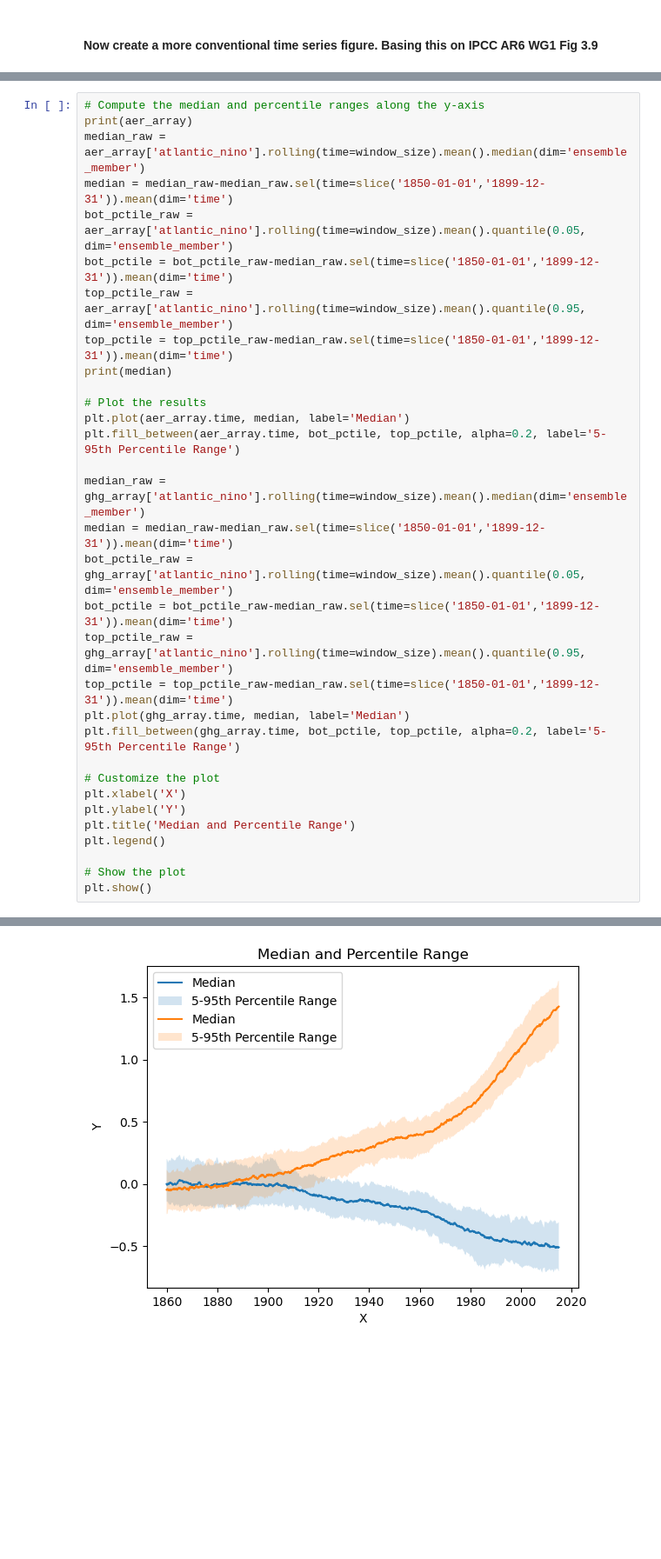
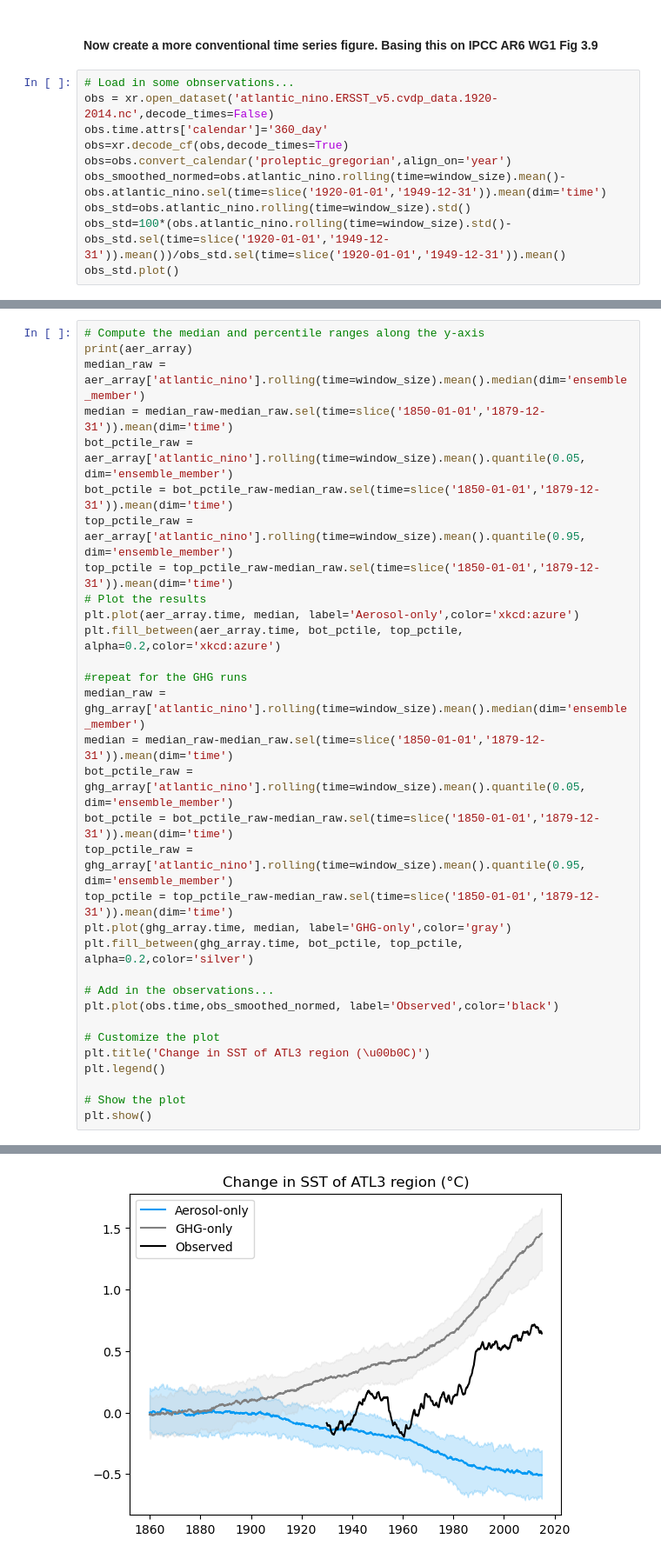
Before and after one commit to pmip4/TropicalAtlanticVariability, a Jupyter notebook: attribution/AZM-attribution.ipynb, the cells around one changed output, grey strips where cells are left out. Shown at 87% size. Saved outputs shown, nothing was run; the diff lists cells and outputs as text; blank space fills up the shorter version.

```diff
--- a/attribution/AZM-attribution.ipynb
+++ b/attribution/AZM-attribution.ipynb
@@ -106,3 +106,13 @@ Text(0.5, 1.0, 'GHG-driven change in ATL3 std dev. (since 1850-99, oC^2)')
 [figure]
 # %% [markdown]
 #### Now create a more conventional time series figure. Basing this on IPCC AR6 WG1 Fig 3.9
+# %%
+# Load in some obnservations...
+obs = xr.open_dataset('atlantic_nino.ERSST_v5.cvdp_data.1920-2014.nc',decode_times=False)
+obs.time.attrs['calendar']='360_day'
+obs=xr.decode_cf(obs,decode_times=True)
+obs=obs.convert_calendar('proleptic_gregorian',align_on='year')
+obs_smoothed_normed=obs.atlantic_nino.rolling(time=window_size).mean()-obs.atlantic_nino.sel(time=slice('1920-01-01','1949-12-31')).mean(dim='time')
+obs_std=obs.atlantic_nino.rolling(time=window_size).std()
+obs_std=100*(obs.atlantic_nino.rolling(time=window_size).std()-obs_std.sel(time=slice('1920-01-01','1949-12-31')).mean())/obs_std.sel(time=slice('1920-01-01','1949-12-31')).mean()
+obs_std.plot()
@@ -110,30 +123,30 @@ Text(0.5, 1.0, 'GHG-driven change in ATL3 std dev. (since 1850-99, oC^2)')
 # Compute the median and percentile ranges along the y-axis
 print(aer_array)
 median_raw = aer_array['atlantic_nino'].rolling(time=window_size).mean().median(dim='ensemble_member')
-median = median_raw-median_raw.sel(time=slice('1850-01-01','1899-12-31')).mean(dim='time')
+median = median_raw-median_raw.sel(time=slice('1850-01-01','1879-12-31')).mean(dim='time')
 bot_pctile_raw = aer_array['atlantic_nino'].rolling(time=window_size).mean().quantile(0.05, dim='ensemble_member')
-bot_pctile = bot_pctile_raw-median_raw.sel(time=slice('1850-01-01','1899-12-31')).mean(dim='time')
+bot_pctile = bot_pctile_raw-median_raw.sel(time=slice('1850-01-01','1879-12-31')).mean(dim='time')
 top_pctile_raw = aer_array['atlantic_nino'].rolling(time=window_size).mean().quantile(0.95, dim='ensemble_member')
-top_pctile = top_pctile_raw-median_raw.sel(time=slice('1850-01-01','1899-12-31')).mean(dim='time')
-print(median)
+top_pctile = top_pctile_raw-median_raw.sel(time=slice('1850-01-01','1879-12-31')).mean(dim='time')
+# Plot the results
+plt.plot(aer_array.time, median, label='Aerosol-only',color='xkcd:azure')
+plt.fill_between(aer_array.time, bot_pctile, top_pctile, alpha=0.2,color='xkcd:azure')
 
-# Plot the results
-plt.plot(aer_array.time, median, label='Median')
-plt.fill_between(aer_array.time, bot_pctile, top_pctile, alpha=0.2, label='5-95th Percentile Range')
+#repeat for the GHG runs
+median_raw = ghg_array['atlantic_nino'].rolling(time=window_size).mean().median(dim='ensemble_member')
+median = median_raw-median_raw.sel(time=slice('1850-01-01','1879-12-31')).mean(dim='time')
+bot_pctile_raw = ghg_array['atlantic_nino'].rolling(time=window_size).mean().quantile(0.05, dim='ensemble_member')
+bot_pctile = bot_pctile_raw-median_raw.sel(time=slice('1850-01-01','1879-12-31')).mean(dim='time')
+top_pctile_raw = ghg_array['atlantic_nino'].rolling(time=window_size).mean().quantile(0.95, dim='ensemble_member')
+top_pctile = top_pctile_raw-median_raw.sel(time=slice('1850-01-01','1879-12-31')).mean(dim='time')
+plt.plot(ghg_array.time, median, label='GHG-only',color='gray')
+plt.fill_between(ghg_array.time, bot_pctile, top_pctile, alpha=0.2,color='silver')
 
-median_raw = ghg_array['atlantic_nino'].rolling(time=window_size).mean().median(dim='ensemble_member')
-median = median_raw-median_raw.sel(time=slice('1850-01-01','1899-12-31')).mean(dim='time')
-bot_pctile_raw = ghg_array['atlantic_nino'].rolling(time=window_size).mean().quantile(0.05, dim='ensemble_member')
-bot_pctile = bot_pctile_raw-median_raw.sel(time=slice('1850-01-01','1899-12-31')).mean(dim='time')
-top_pctile_raw = ghg_array['atlantic_nino'].rolling(time=window_size).mean().quantile(0.95, dim='ensemble_member')
-top_pctile = top_pctile_raw-median_raw.sel(time=slice('1850-01-01','1899-12-31')).mean(dim='time')
-plt.plot(ghg_array.time, median, label='Median')
-plt.fill_between(ghg_array.time, bot_pctile, top_pctile, alpha=0.2, label='5-95th Percentile Range')
+# Add in the observations...
+plt.plot(obs.time,obs_smoothed_normed, label='Observed',color='black')
 
 # Customize the plot
-plt.xlabel('X')
-plt.ylabel('Y')
-plt.title('Median and Percentile Range')
+plt.title('Change in SST of ATL3 region (\u00b0C)')
 plt.legend()
 
 # Show the plot
@@ -154 +162 @@ Coordinates:
-[figure, old version]
+[figure, new version]
```
Also changed, not shown: parts of 3 cells of this notebook.
